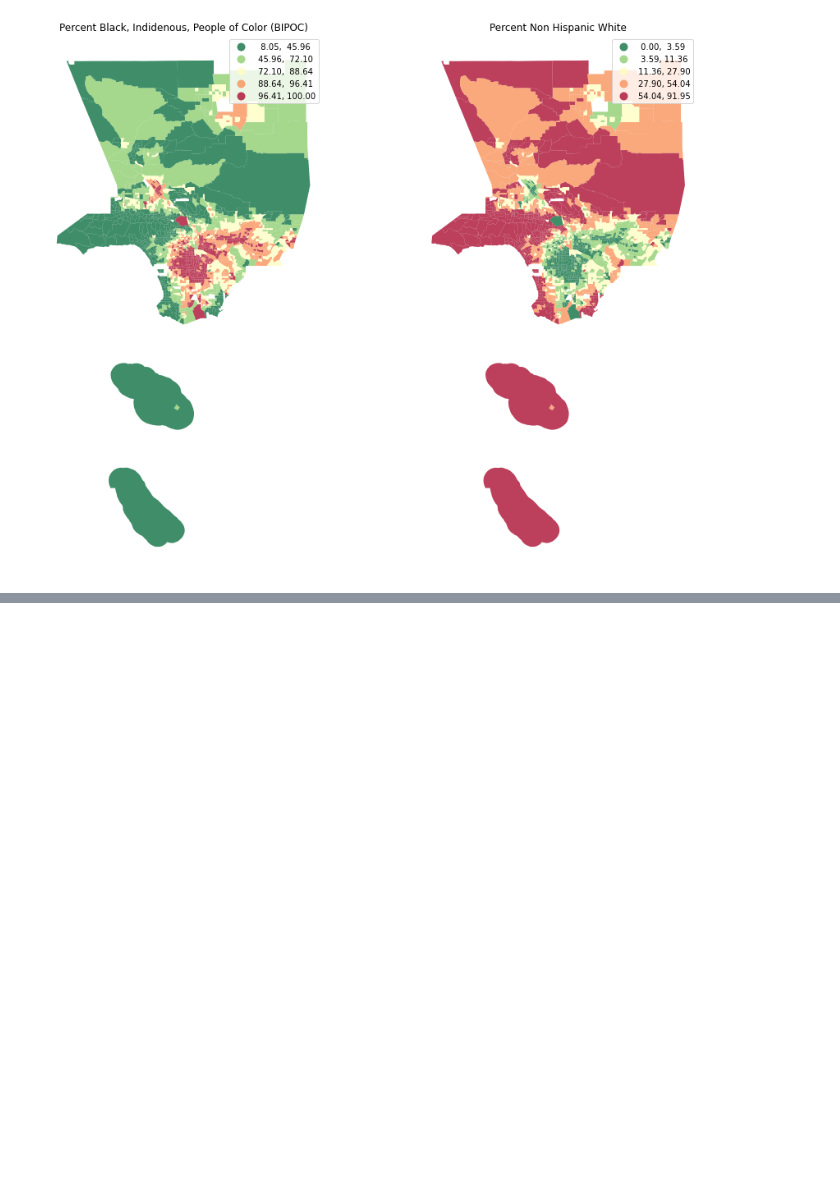
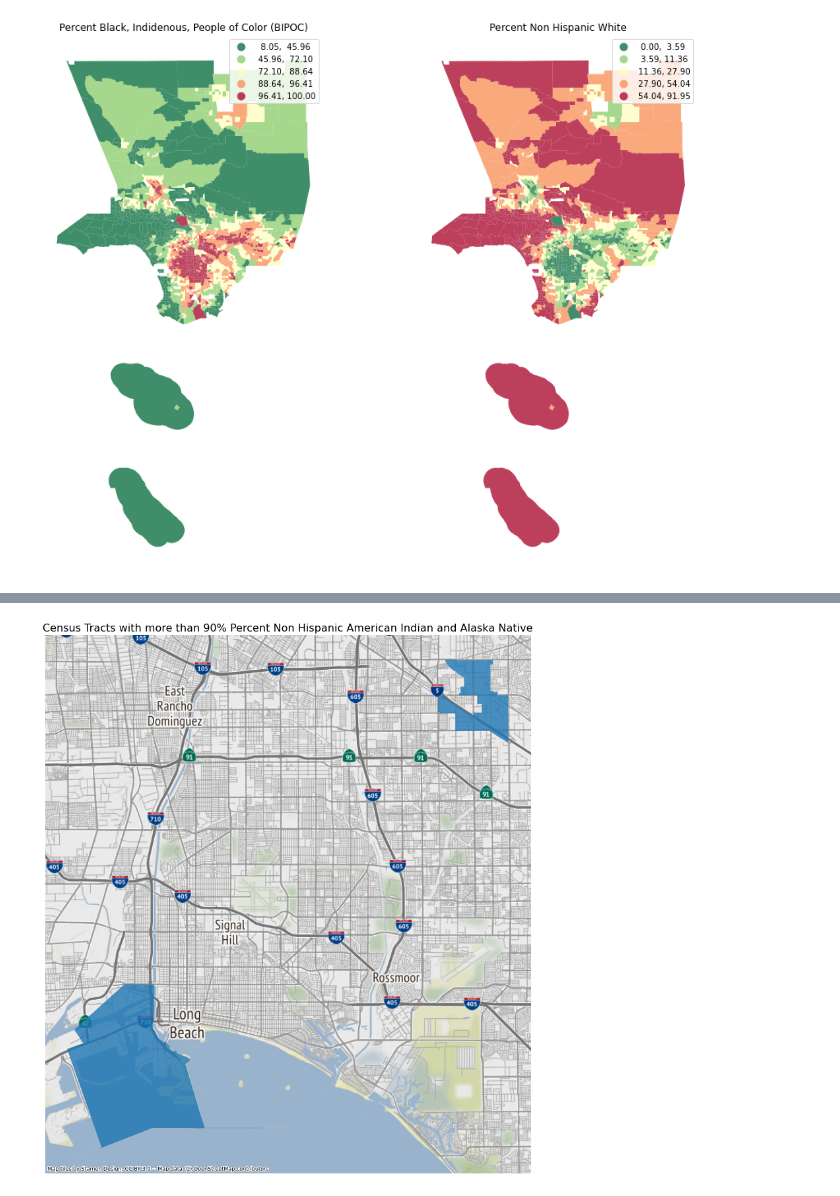
Before and after one commit to aureliamc/up206a-project-mobile_homies, a Jupyter notebook: PTE notebooks/demographics.ipynb, the cells around one changed output, grey strips where cells are left out. Saved outputs shown, nothing was run; the diff lists cells and outputs as text; code cells hidden in the pictures; blank space fills up the shorter version.

```diff
--- a/PTE notebooks/demographics.ipynb
+++ b/PTE notebooks/demographics.ipynb
@@ -400,0 +455,20 @@ Text(0.5, 1.0, 'Percent Non Hispanic White')
+# %%
+# reproject to Web Mercator
+race_web_mercator = race_.to_crs(epsg=3857)
+# %%
+# use subplots that make it easier to create multiple layered maps
+fig, ax = plt.subplots(figsize=(15, 15))
+
+# add the layer with ax=ax in the argument
+race_web_mercator[race_web_mercator['Percent Non Hispanic American Indian and Alaska Native'] > 90].plot(ax=ax, alpha=0.8)
+
+# turn the axis off
+ax.axis('off')
+
+# set a title
+ax.set_title('Census Tracts with more than 90% Percent Non Hispanic American Indian and Alaska Native',fontsize=16)
+
+# add a basemap
+ctx.add_basemap(ax)
+# %% [output]
+[figure, added]
```
Also changed, not shown: parts of 7 cells of this notebook.
